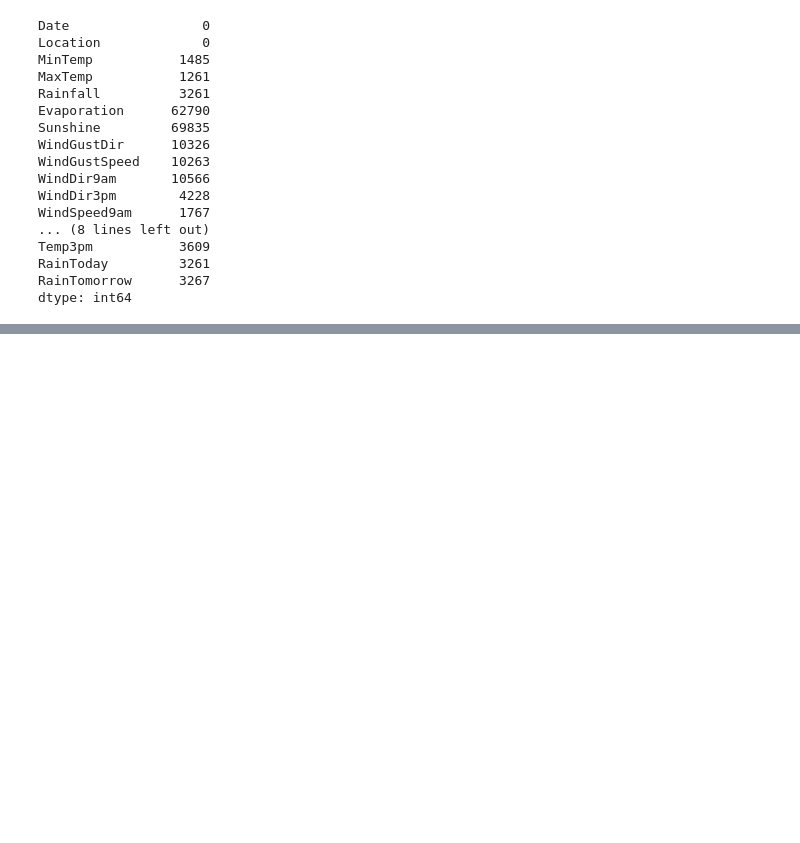
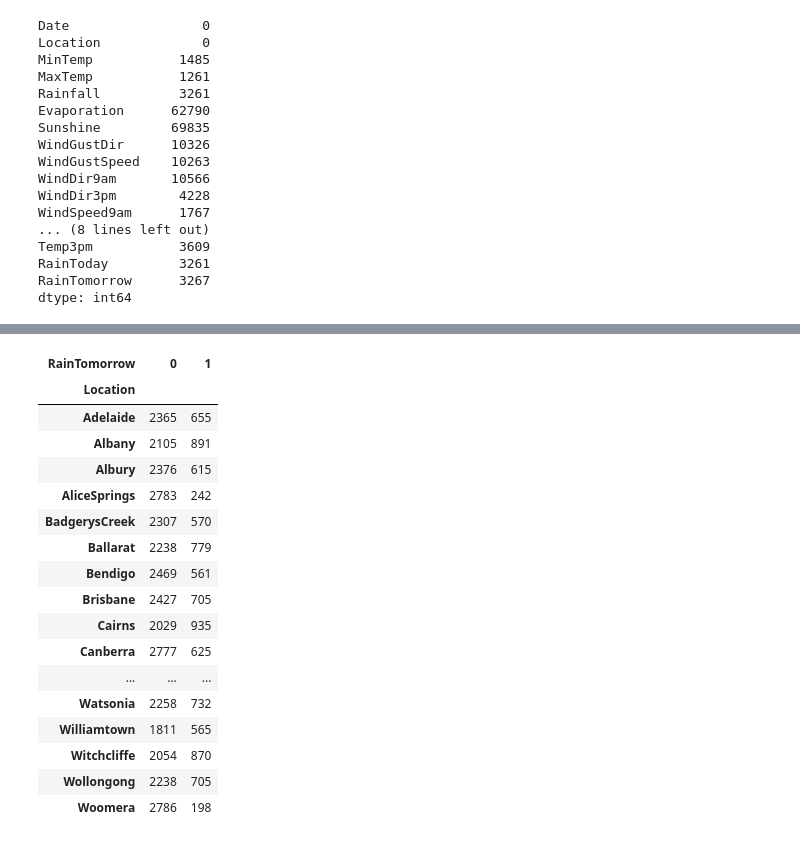
Before and after one commit to AmanSinghal07/PraxisProjects, a Jupyter notebook: Rainfall_Prediction.ipynb, the cells around one changed output, grey strips where cells are left out. Cells and saved outputs as stored; diff of their text form; code cells hidden in the pictures; blank space fills up the shorter version.

```diff
--- a/Rainfall_Prediction.ipynb
+++ b/Rainfall_Prediction.ipynb
@@ -70,0 +300,23 @@ dtype: int64
+# %%
+loc_rain = df2.groupby(["Location"])["RainTomorrow"].value_counts().sort_values().unstack()
+# %%
+loc_rain
+# %% [output]
+| RainTomorrow | 0 | 1 |
+| Location |  |  |
+| Adelaide | 2365 | 655 |
+| Albany | 2105 | 891 |
+| Albury | 2376 | 615 |
+| AliceSprings | 2783 | 242 |
+| BadgerysCreek | 2307 | 570 |
+| Ballarat | 2238 | 779 |
+| Bendigo | 2469 | 561 |
+| Brisbane | 2427 | 705 |
+| Cairns | 2029 | 935 |
+| Canberra | 2777 | 625 |
+| ... | ... | ... |
+| Watsonia | 2258 | 732 |
+| Williamtown | 1811 | 565 |
+| Witchcliffe | 2054 | 870 |
+| Wollongong | 2238 | 705 |
+| Woomera | 2786 | 198 |
```
Also changed, not shown: parts of 53 cells of this notebook.
